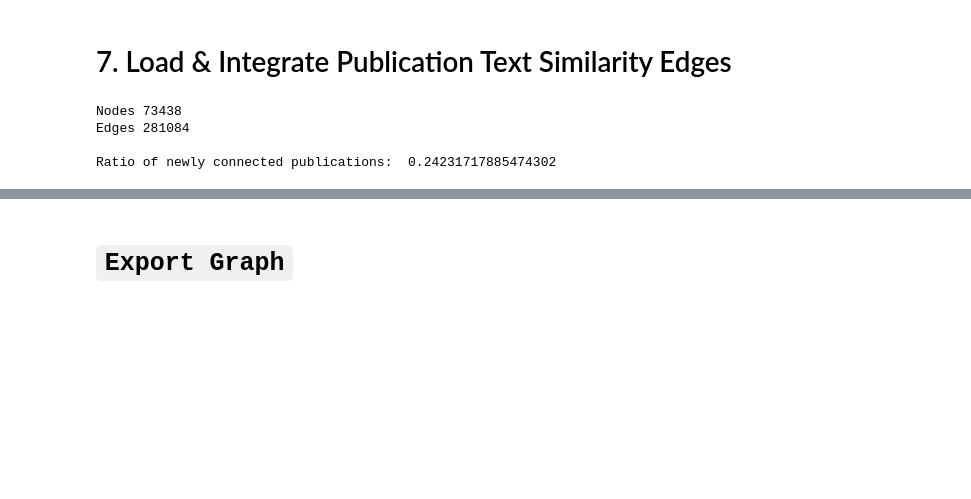
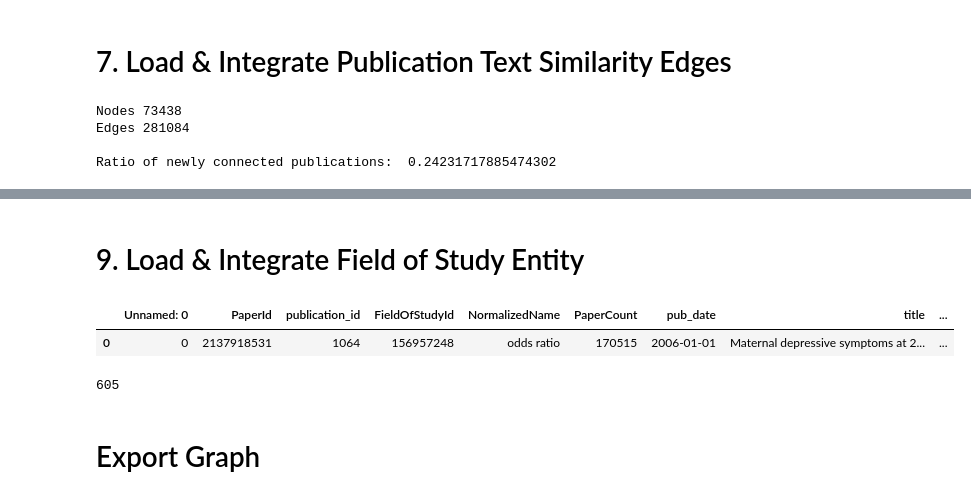
Before and after one commit to rich-context-capstone-2019/Rich-Context-Capstone, a Jupyter notebook: NetworkBuilder.ipynb, the cells around one changed output, grey strips where cells are left out. Saved outputs shown, nothing was run; the diff lists cells and outputs as text; code cells hidden in the pictures; blank space fills up the shorter version.

```diff
--- a/NetworkBuilder.ipynb
+++ b/NetworkBuilder.ipynb
@@ -146,0 +263,14 @@ Ratio of newly connected publications:  0.24231717885474302
+# %% [markdown]
+# 9. Load & Integrate Field of Study Entity
+# %%
+all_fos = pd.read_csv('data/allFoS_PubID.csv', dtype=object)
+all_fos['pub_name'] = ['pub_'+str(i) for i in all_fos.publication_id]
+# %%
+all_fos.head(1)
+# %% [output]
+|  | Unnamed: 0 | PaperId | publication_id | FieldOfStudyId | NormalizedName | PaperCount | pub_date | title | ... |
+| 0 | 0 | 2137918531 | 1064 | 156957248 | odds ratio | 170515 | 2006-01-01 | Maternal depressive symptoms at 2... | ... |
+# %%
+len(set(all_fos.publication_id))
+# %% [output]
+605
@@ -147,2 +284,2 @@ Ratio of newly connected publications:  0.24231717885474302
 # %% [markdown]
-# `Export Graph`
+# Export Graph
```
Also changed, not shown: parts of 20 cells of this notebook.
